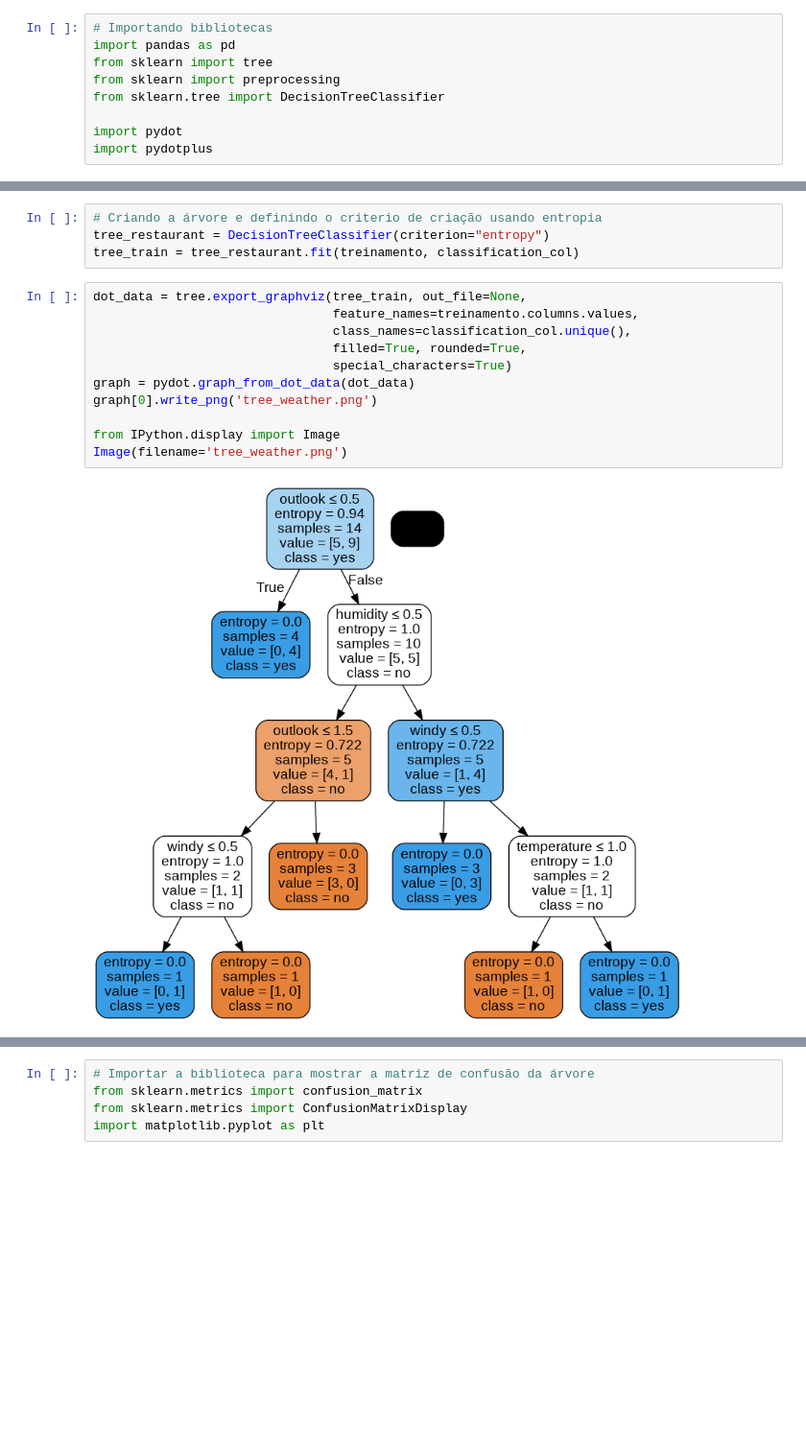
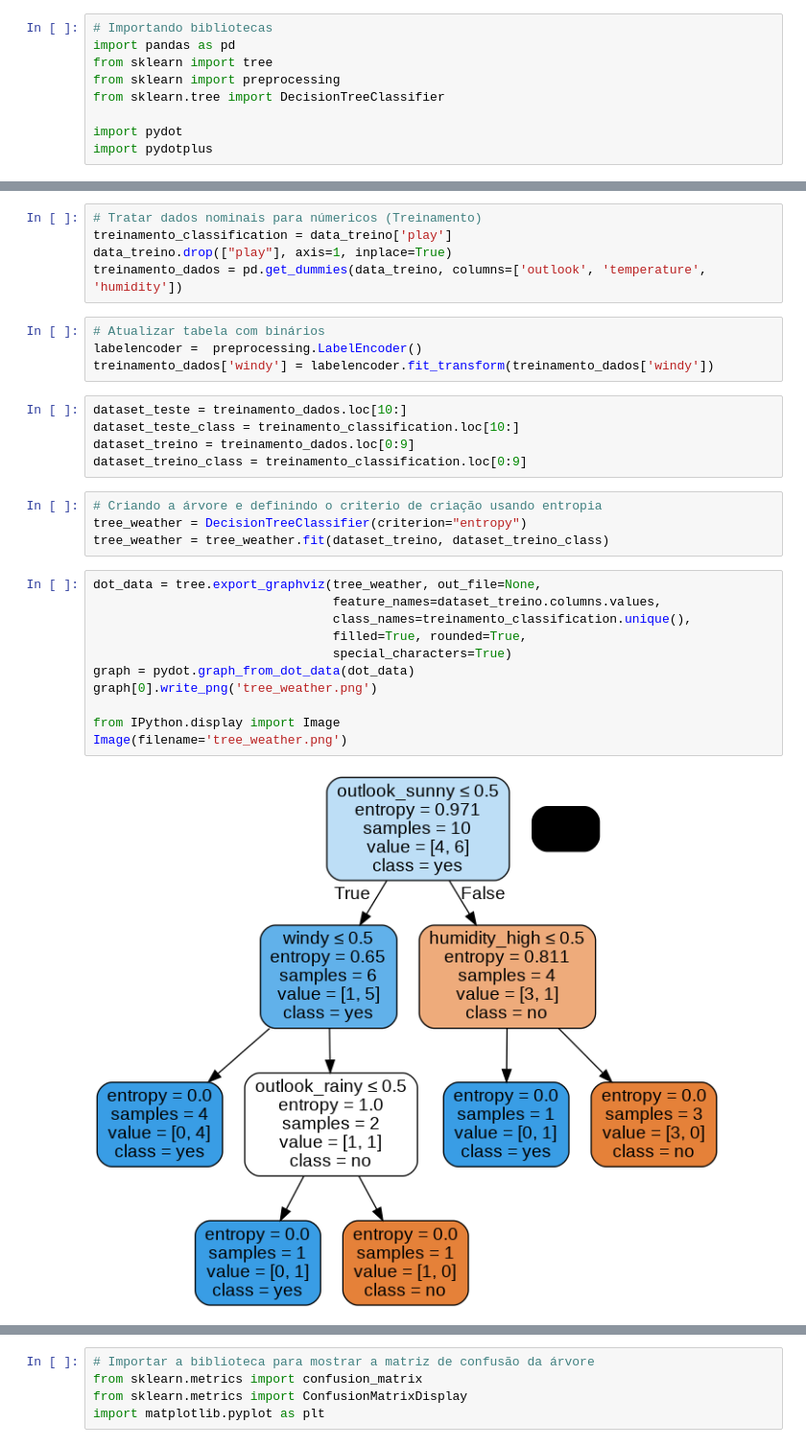
Before and after one commit to brunofaria27/artificial-intelligence, a Jupyter notebook: Decision Tree/DecisionTreeWeather.ipynb, the cells around one changed output, grey strips where cells are left out. Shown: that part at 96% size. Drawn from its saved outputs; the diff is of its cells as text; blank space fills up the shorter version.

```diff
--- a/Decision Tree/DecisionTreeWeather.ipynb
+++ b/Decision Tree/DecisionTreeWeather.ipynb
@@ -105,17 +36,31 @@ Treinar a árvore de decisão de classificação:
+# %%
+# Tratar dados nominais para númericos (Treinamento)
+treinamento_classification = data_treino['play']
+data_treino.drop(["play"], axis=1, inplace=True)
+treinamento_dados = pd.get_dummies(data_treino, columns=['outlook', 'temperature', 'humidity'])
+# %%
+# Atualizar tabela com binários
+labelencoder =  preprocessing.LabelEncoder()
+treinamento_dados['windy'] = labelencoder.fit_transform(treinamento_dados['windy'])
+# %%
+dataset_teste = treinamento_dados.loc[10:]
+dataset_teste_class = treinamento_classification.loc[10:]
+dataset_treino = treinamento_dados.loc[0:9]
+dataset_treino_class = treinamento_classification.loc[0:9]
 # %%
 # Criando a árvore e definindo o criterio de criação usando entropia
-tree_restaurant = DecisionTreeClassifier(criterion="entropy")
-tree_train = tree_restaurant.fit(treinamento, classification_col)
+tree_weather = DecisionTreeClassifier(criterion="entropy")
+tree_weather = tree_weather.fit(dataset_treino, dataset_treino_class)
 # %%
-dot_data = tree.export_graphviz(tree_train, out_file=None,
-                                feature_names=treinamento.columns.values,
-                                class_names=classification_col.unique(),
+dot_data = tree.export_graphviz(tree_weather, out_file=None,
+                                feature_names=dataset_treino.columns.values,
+                                class_names=treinamento_classification.unique(),
                                 filled=True, rounded=True,
                                 special_characters=True)
 graph = pydot.graph_from_dot_data(dot_data)
 graph[0].write_png('tree_weather.png')
 
 from IPython.display import Image
 Image(filename='tree_weather.png')
 # %% [output]
-[figure, old version]
+[figure, new version]
```
Also changed, not shown: parts of 19 cells of this notebook, 6 other files.
